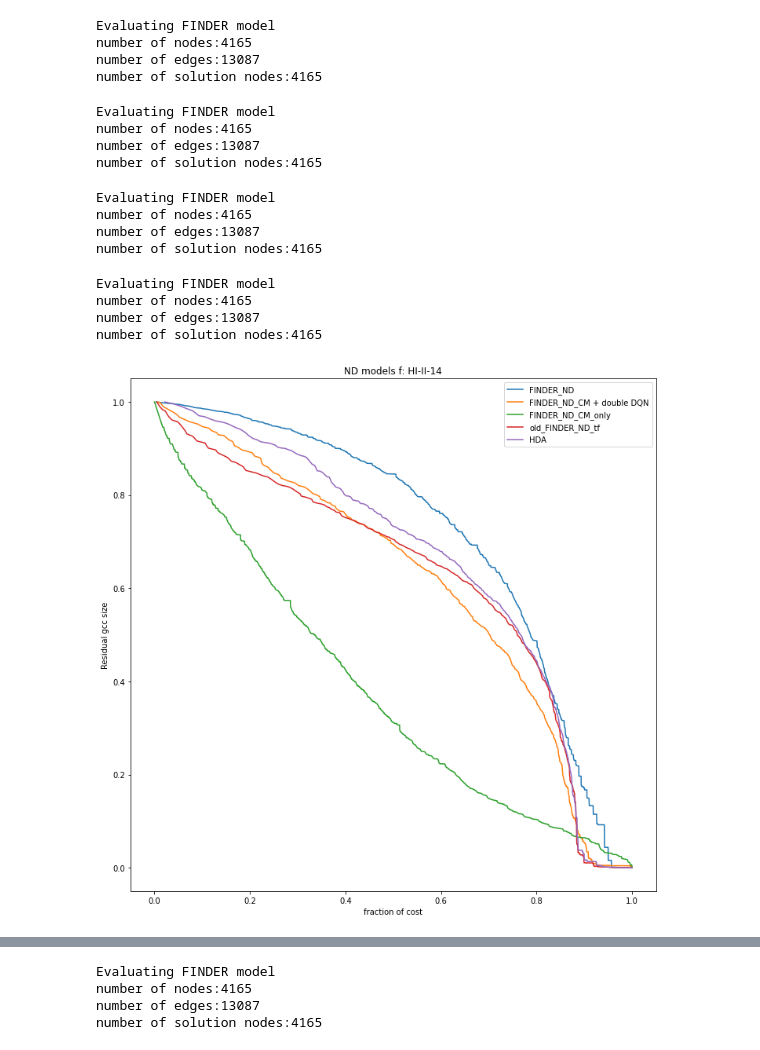
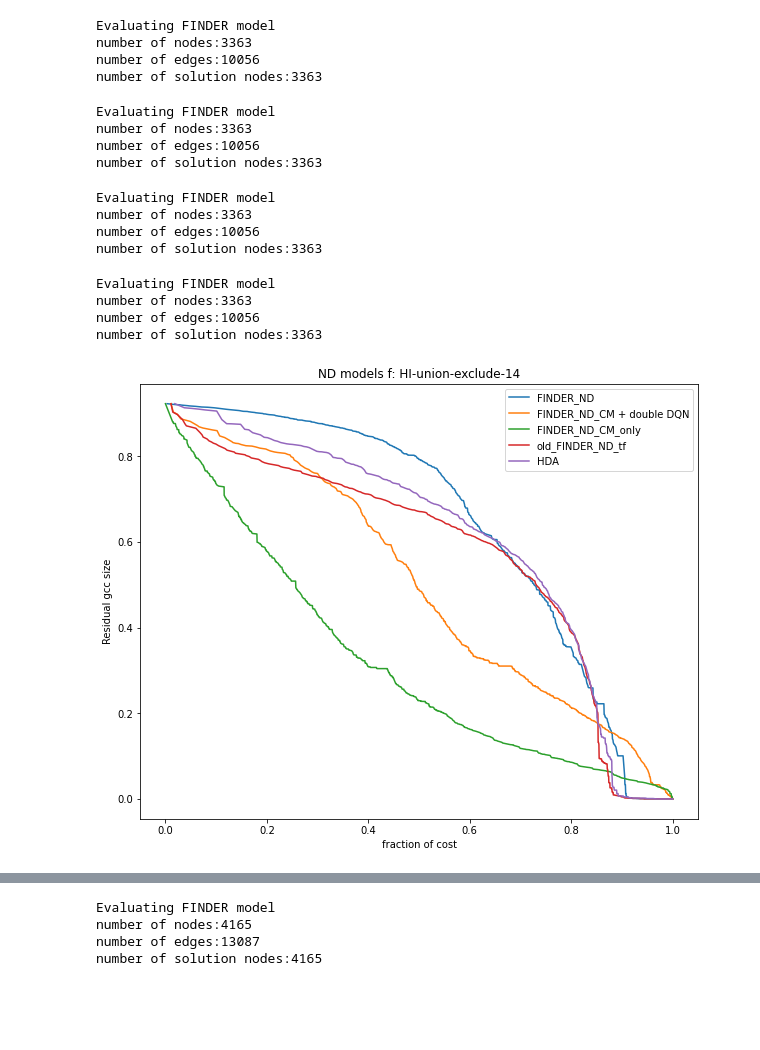
Before and after one commit to faraz2023/FINDER, a Jupyter notebook: Final_graphs.ipynb, the cells around one changed output, grey strips where cells are left out. Saved outputs shown, nothing was run; the diff lists cells and outputs as text; code cells hidden in the pictures; blank space fills up the shorter version.

```diff
--- a/Final_graphs.ipynb
+++ b/Final_graphs.ipynb
@@ -159,51 +159,51 @@ def plot_graphs(dataset_name, model_settings):
     # load network
     g = nx.read_edgelist(f"{project_path}/FINDER-pytorch/data/real/{dataset_name}.txt", nodetype=int)
 
-    plt.figure(figsize=(12,12))
+    plt.figure(figsize=(10,8))
 
     # load maxcclist directly from scorefiles
     for model_name in model_settings:
         if(model_name=="HDA"):
             # get HDA solution
             HDA_robustness, HDA_maxcclist,HDA_solutions  = HXA(g, "HDA")
             #print("From HDA:",HDA_robustness, HDA_maxcclist[0:5],HDA_solutions[0:5])
             HDA_frac_cost_list = get_frac_cost_of_removed_nodes(g,HDA_solutions)
             plt.plot(HDA_frac_cost_list, HDA_maxcclist, label=model_name)
         else:
             labelname = model_name
             if(model_name=="FINDER_ND_CM"):
                 labelname="FINDER_ND_CM + double DQN"
             FINDER_robustness, FINDER_maxcclist,FINDER_solutions = EvaluateSol(g, f"{project_path}/FINDER-pytorch/code/results/{model_name}/real/StepRatio_0.0100/{dataset_name}.txt")
             FINDER_frac_cost_list = get_frac_cost_of_removed_nodes(g,FINDER_solutions)
             FINDER_maxcclist2=load_from_file(f"{project_path}/FINDER-pytorch/code/results/{model_name}/real/StepRatio_0.0100/MaxCCList_Strategy_{dataset_name}.txt")
             plt.plot(FINDER_frac_cost_list, FINDER_maxcclist2, label=labelname)
             #plt.plot(FINDER_frac_cost_list, FINDER_maxcclist2, label=f"{model_name} from file")
 
     plt.legend()
     plt.xlabel("fraction of cost")
     plt.ylabel("Residual gcc size")
     plt.title(f"ND models f: {dataset_name}")
     plt.show()
 
-plot_graphs("HI-II-14",model_settings)
+plot_graphs("HI-union-exclude-14",model_settings)
 # %% [output]
 Evaluating FINDER model
-number of nodes:4165
-number of edges:13087
-number of solution nodes:4165
+number of nodes:3363
+number of edges:10056
+number of solution nodes:3363
 Evaluating FINDER model
-number of nodes:4165
-number of edges:13087
-number of solution nodes:4165
+number of nodes:3363
+number of edges:10056
+number of solution nodes:3363
 Evaluating FINDER model
-number of nodes:4165
-number of edges:13087
-number of solution nodes:4165
+number of nodes:3363
+number of edges:10056
+number of solution nodes:3363
 Evaluating FINDER model
-number of nodes:4165
-number of edges:13087
-number of solution nodes:4165
+number of nodes:3363
+number of edges:10056
+number of solution nodes:3363
-[figure, old version]
+[figure, new version]
 # %%
 plot_graphs("Yang-16",model_settings)
 # %% [output]
```
Also changed, not shown: parts of 7 cells of this notebook.
